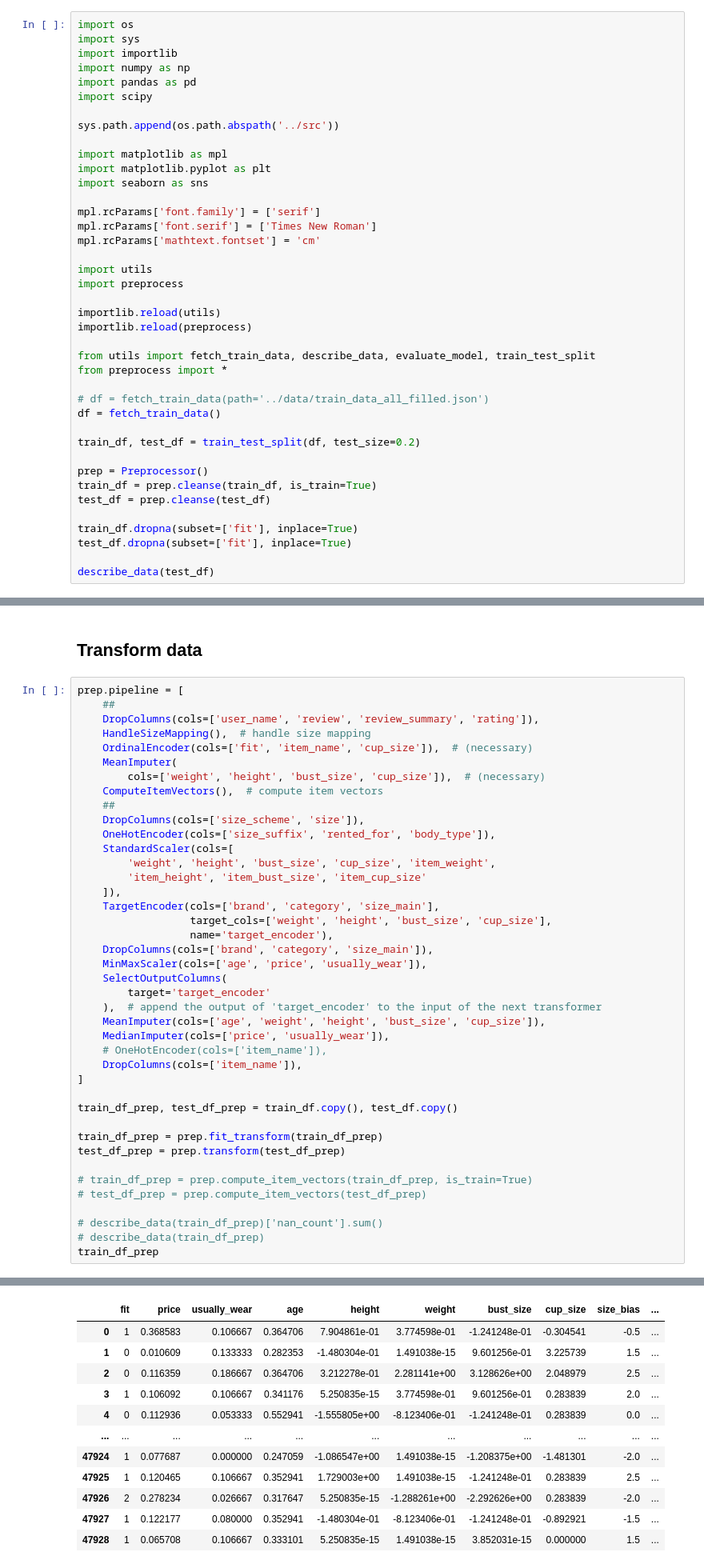
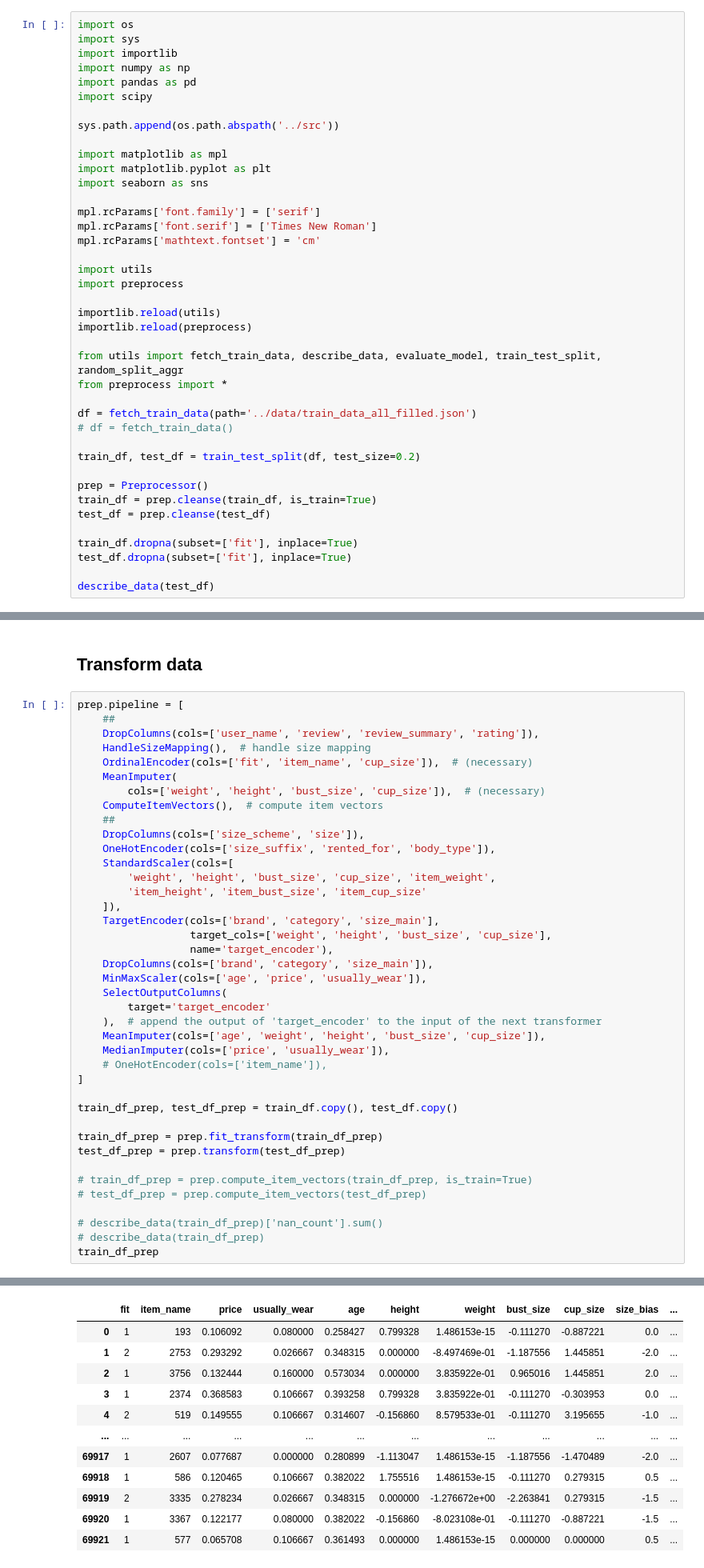
Before and after one commit to Dune-Z/Machine-Learning-Project, a Jupyter notebook: src/main.ipynb, the cells around one changed output, grey strips where cells are left out. Shown at 80% size. Saved outputs shown, nothing was run; the diff lists cells and outputs as text.

```diff
--- a/src/main.ipynb
+++ b/src/main.ipynb
@@ -24,11 +24,11 @@ import preprocess
 importlib.reload(utils)
 importlib.reload(preprocess)
 
-from utils import fetch_train_data, describe_data, evaluate_model, train_test_split
+from utils import fetch_train_data, describe_data, evaluate_model, train_test_split, random_split_aggr
 from preprocess import *
 
-# df = fetch_train_data(path='../data/train_data_all_filled.json')
-df = fetch_train_data()
+df = fetch_train_data(path='../data/train_data_all_filled.json')
+# df = fetch_train_data()
 
 train_df, test_df = train_test_split(df, test_size=0.2)
 
@@ -88,7 +88,6 @@ prep.pipeline = [
     MeanImputer(cols=['age', 'weight', 'height', 'bust_size', 'cup_size']),
     MedianImputer(cols=['price', 'usually_wear']),
     # OneHotEncoder(cols=['item_name']),
-    DropColumns(cols=['item_name']),
 ]
 
 train_df_prep, test_df_prep = train_df.copy(), test_df.copy()
@@ -123,12 +122,12 @@ Iteration 0: loss = 3.6612110137939453
-|  | fit | price | usually_wear | age | height | weight | bust_size | cup_size | size_bias | ... |
-| 0 | 1 | 0.368583 | 0.106667 | 0.364706 | 7.904861e-01 | 3.774598e-01 | -1.241248e-01 | -0.304541 | -0.5 | ... |
-| 1 | 0 | 0.010609 | 0.133333 | 0.282353 | -1.480304e-01 | 1.491038e-15 | 9.601256e-01 | 3.225739 | 1.5 | ... |
-| 2 | 0 | 0.116359 | 0.186667 | 0.364706 | 3.212278e-01 | 2.281141e+00 | 3.128626e+00 | 2.048979 | 2.5 | ... |
-| 3 | 1 | 0.106092 | 0.106667 | 0.341176 | 5.250835e-15 | 3.774598e-01 | 9.601256e-01 | 0.283839 | 2.0 | ... |
-| 4 | 0 | 0.112936 | 0.053333 | 0.552941 | -1.555805e+00 | -8.123406e-01 | -1.241248e-01 | 0.283839 | 0.0 | ... |
-| ... | ... | ... | ... | ... | ... | ... | ... | ... | ... | ... |
-| 47924 | 1 | 0.077687 | 0.000000 | 0.247059 | -1.086547e+00 | 1.491038e-15 | -1.208375e+00 | -1.481301 | -2.0 | ... |
-| 47925 | 1 | 0.120465 | 0.106667 | 0.352941 | 1.729003e+00 | 1.491038e-15 | -1.241248e-01 | 0.283839 | 2.5 | ... |
-| 47926 | 2 | 0.278234 | 0.026667 | 0.317647 | 5.250835e-15 | -1.288261e+00 | -2.292626e+00 | 0.283839 | -2.0 | ... |
-| 47927 | 1 | 0.122177 | 0.080000 | 0.352941 | -1.480304e-01 | -8.123406e-01 | -1.241248e-01 | -0.892921 | -1.5 | ... |
-| 47928 | 1 | 0.065708 | 0.106667 | 0.333101 | 5.250835e-15 | 1.491038e-15 | 3.852031e-15 | 0.000000 | 1.5 | ... |
+|  | fit | item_name | price | usually_wear | age | height | weight | bust_size | cup_size | size_bias | ... |
+| 0 | 1 | 193 | 0.106092 | 0.080000 | 0.258427 | 0.799328 | 1.486153e-15 | -0.111270 | -0.887221 | 0.0 | ... |
+| 1 | 2 | 2753 | 0.293292 | 0.026667 | 0.348315 | 0.000000 | -8.497469e-01 | -1.187556 | 1.445851 | -2.0 | ... |
+| 2 | 1 | 3756 | 0.132444 | 0.160000 | 0.573034 | 0.000000 | 3.835922e-01 | 0.965016 | 1.445851 | 2.0 | ... |
+| 3 | 1 | 2374 | 0.368583 | 0.106667 | 0.393258 | 0.799328 | 3.835922e-01 | -0.111270 | -0.303953 | 0.0 | ... |
+| 4 | 2 | 519 | 0.149555 | 0.106667 | 0.314607 | -0.156860 | 8.579533e-01 | -0.111270 | 3.195655 | -1.0 | ... |
+| ... | ... | ... | ... | ... | ... | ... | ... | ... | ... | ... | ... |
+| 69917 | 1 | 2607 | 0.077687 | 0.000000 | 0.280899 | -1.113047 | 1.486153e-15 | -1.187556 | -1.470489 | -2.0 | ... |
+| 69918 | 1 | 586 | 0.120465 | 0.106667 | 0.382022 | 1.755516 | 1.486153e-15 | -0.111270 | 0.279315 | 0.5 | ... |
+| 69919 | 2 | 3335 | 0.278234 | 0.026667 | 0.348315 | 0.000000 | -1.276672e+00 | -2.263841 | 0.279315 | -1.5 | ... |
+| 69920 | 1 | 3367 | 0.122177 | 0.080000 | 0.382022 | -0.156860 | -8.023108e-01 | -0.111270 | -0.887221 | -1.5 | ... |
+| 69921 | 1 | 577 | 0.065708 | 0.106667 | 0.361493 | 0.000000 | 1.486153e-15 | 0.000000 | 0.000000 | 0.5 | ... |
```
Also changed, not shown: parts of 8 cells of this notebook.
